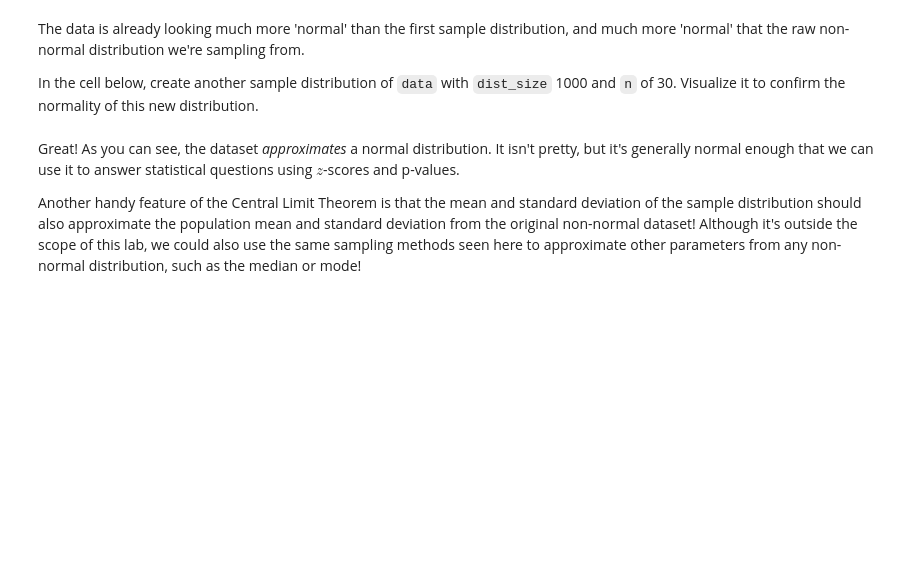
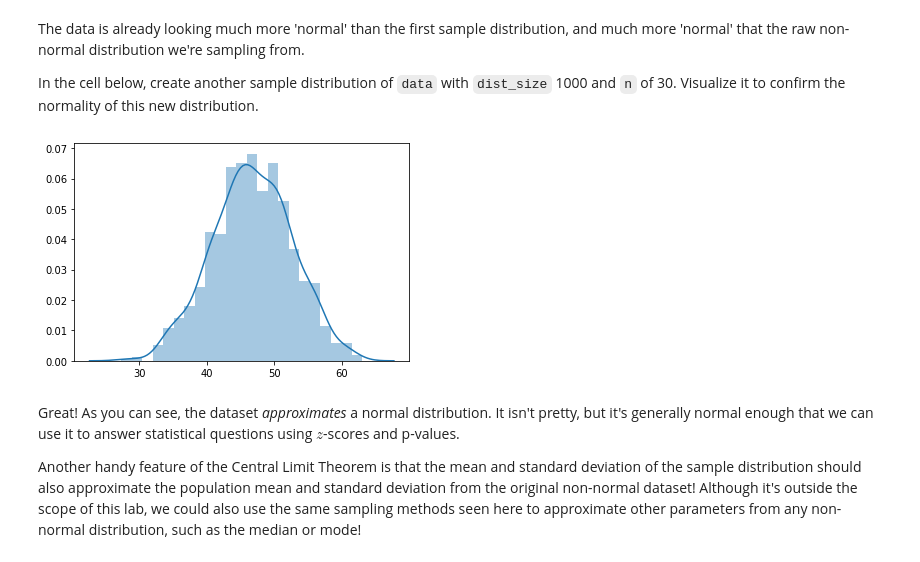
Before and after one commit to kagada01/dsc-central-limit-theorem-lab-online-ds-sp-000, a Jupyter notebook: index.ipynb, the cells around one changed output. Saved outputs shown, nothing was run; the diff lists cells and outputs as text; code cells hidden in the pictures; blank space fills up the shorter version.

```diff
--- a/index.ipynb
+++ b/index.ipynb
@@ -130,3 +145,8 @@ In the cell below, create another sample distribution of `data` with `dist_size`
+# %%
+sample_dist_1000 = create_sample_distribution(data, 1000, 30)
+sns.distplot(sample_dist_1000);
+# %% [output]
+[figure, added]
 # %% [markdown]
 Great! As you can see, the dataset _approximates_ a normal distribution. It isn't pretty, but it's generally normal enough that we can use it to answer statistical questions using $z$-scores and p-values.
 
```
Also changed, not shown: parts of 8 cells of this notebook.
